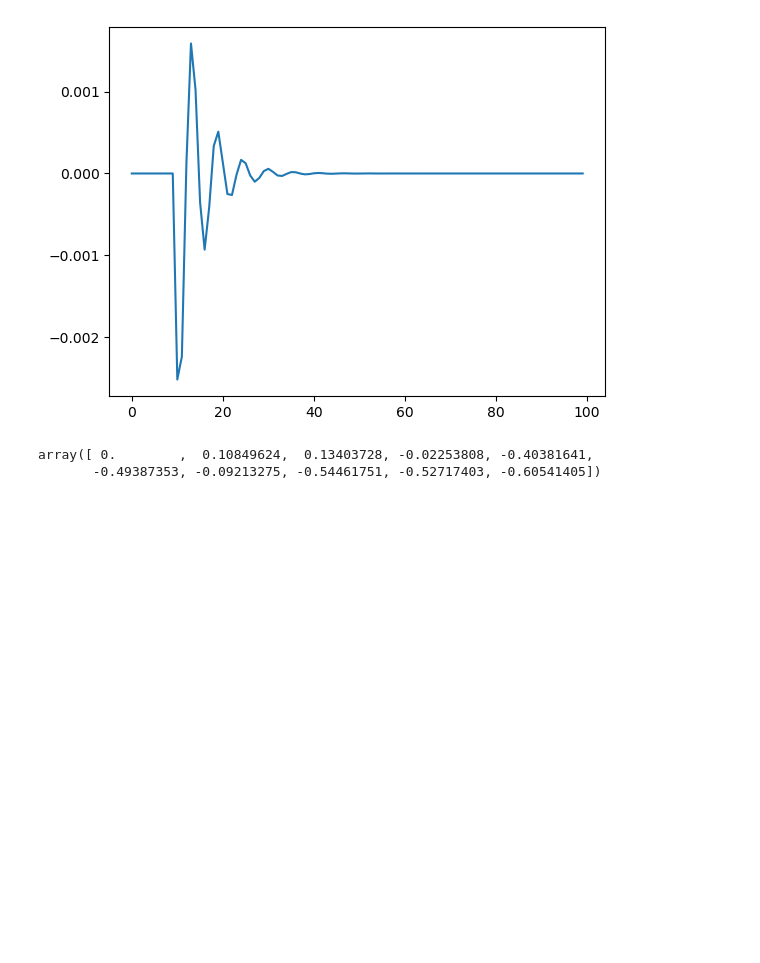
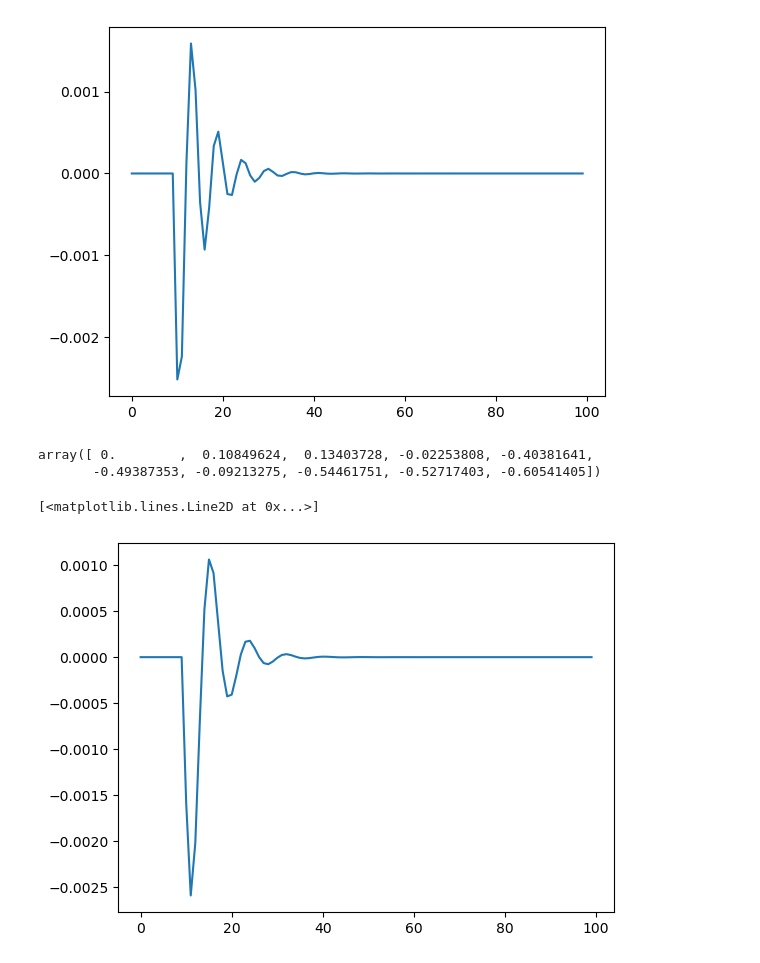
Before and after one commit to phg17/sPyEEG, a Jupyter notebook: demos/trf_backward_example.ipynb, the cells around one changed output. Drawn from its saved outputs; the diff is of its cells as text; code cells hidden in the pictures; blank space fills up the shorter version.

```diff
--- a/demos/trf_backward_example.ipynb
+++ b/demos/trf_backward_example.ipynb
@@ -50,3 +50,20 @@ simulate_continuous_stimuli(100, np.arange(10), mode = 'AR')
 # %% [output]
 array([ 0.        ,  0.10849624,  0.13403728, -0.02253808, -0.40381641,
        -0.49387353, -0.09213275, -0.54461751, -0.52717403, -0.60541405])
+# %%
+fs = 100
+n_feat = 1
+n_channels = 200
+T = 600
+time_array, X, Y, events, impulse_responses = simulate_channels(n_feat = n_feat, n_channels = n_channels, fs = fs, T = T,
+                                                              stim_type = 'discrete', n_pulse = T*10,
+                                                              impulse_freqs = [2,20], decreasing_rates = [20,25], delays = [0.1,0.11],
+                                                              compression_factor = 1, share_impulse = True,
+                                                              snr_db = 0, beta_noise = 1, #0 = white, 1 = pink, 2 = red
+                                                              random_seed = 10, scale_data = True)
+
+fig, ax = plt.subplots()
+ax.plot(impulse_responses[:,0,:100].T)
+# %% [output]
+[<matplotlib.lines.Line2D at 0x...>]
+[figure, added]
```
Also changed, not shown: parts of 1 cell of this notebook, 11 other files.
